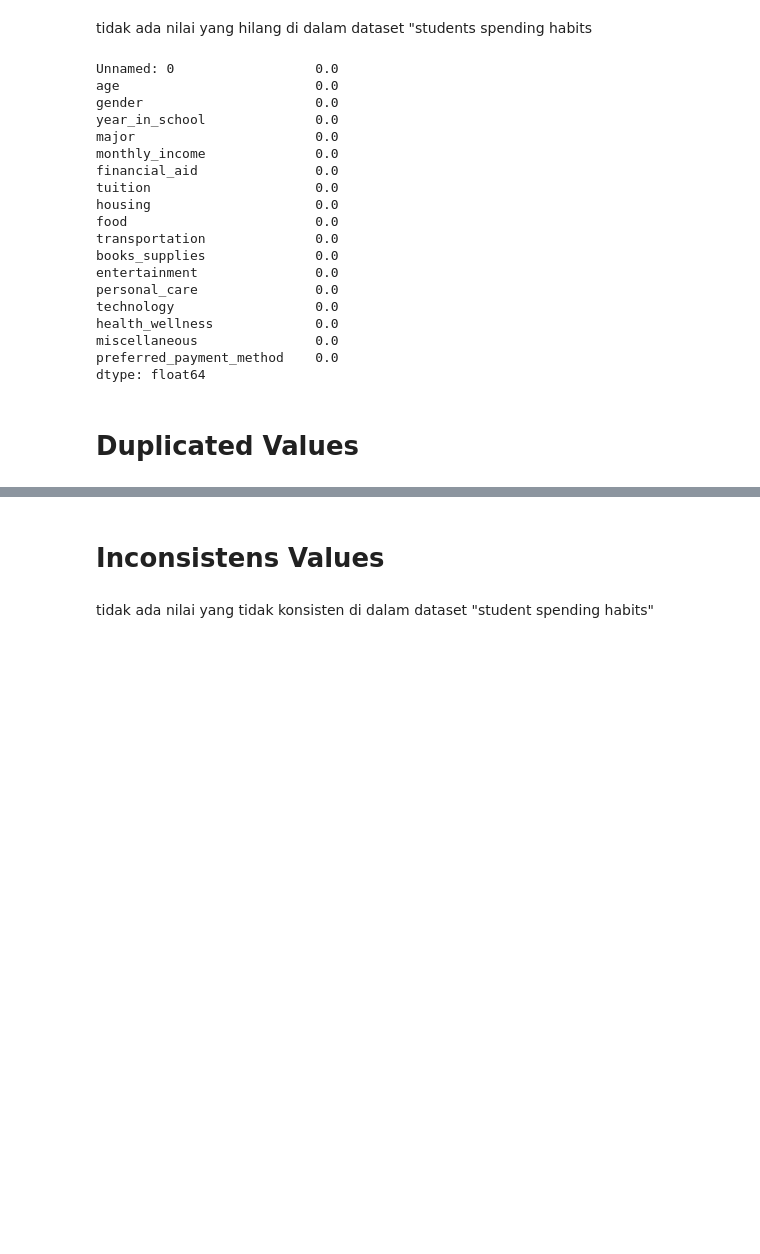
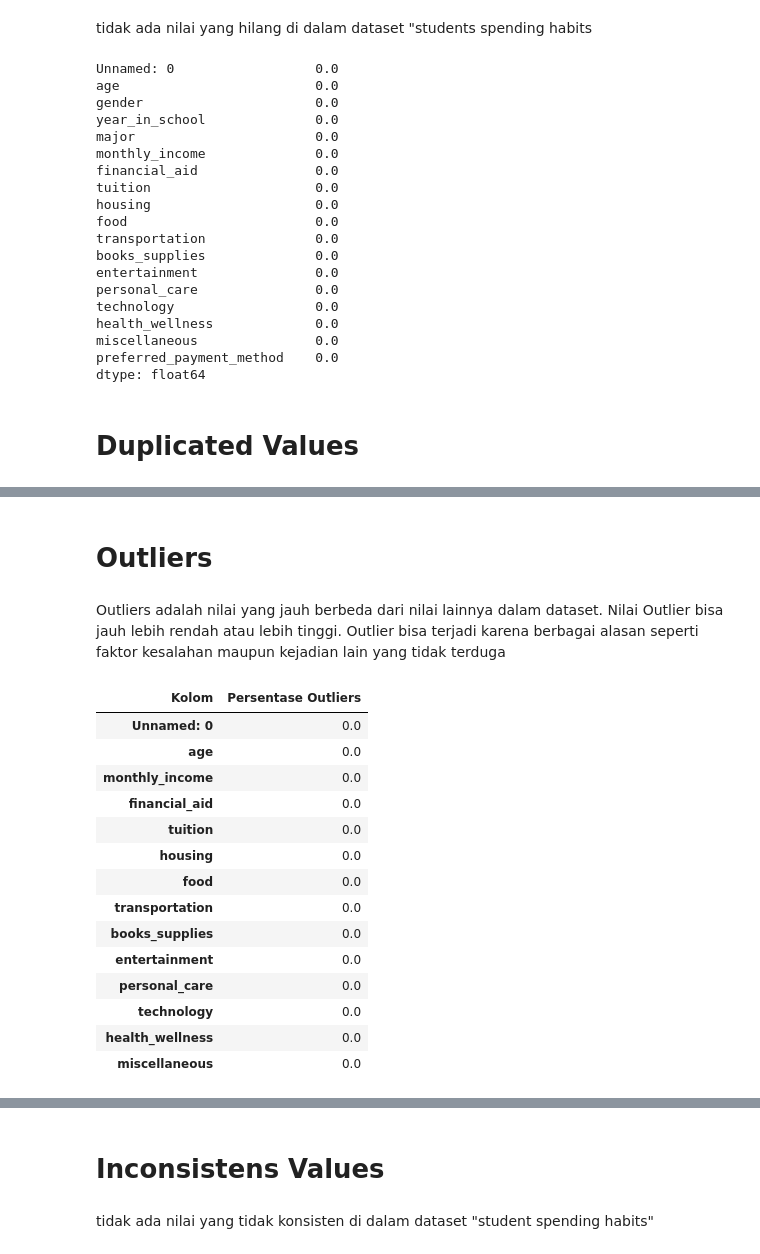
Before and after one commit to GraceViesAngel/GraceViesAngel, a Jupyter notebook: Check_point_2_Grace_Vies_Angel.ipynb, the cells around one changed output, grey strips where cells are left out. Saved outputs shown, nothing was run; the diff lists cells and outputs as text; code cells hidden in the pictures; blank space fills up the shorter version.

```diff
--- a/Check_point_2_Grace_Vies_Angel.ipynb
+++ b/Check_point_2_Grace_Vies_Angel.ipynb
@@ -227,3 +245,45 @@ df = df.drop_duplicates()
+# %% [markdown]
+# Outliers
+# %% [markdown]
+Outliers adalah nilai yang jauh berbeda dari nilai lainnya dalam dataset. Nilai Outlier bisa jauh lebih rendah atau lebih tinggi. Outlier bisa terjadi karena berbagai alasan seperti faktor kesalahan maupun kejadian lain yang tidak terduga
+# %%
+results = []
+
+cols = df.select_dtypes(include=['float64', 'int64'])
+
+for col in cols:
+  q1 = df[col].quantile(0.25)
+  q3 = df[col].quantile(0.75)
+  iqr = q3 - q1
+  lower_bound = q1 - 1.5*iqr
+  upper_bound = q3 + 1.5*iqr
+  outliers = df[(df[col] < lower_bound) | (df[col] > upper_bound)]
+  percent_outliers = (len(outliers)/len(df))*100
+  results.append({'Kolom': col, 'Persentase Outliers': percent_outliers})
+
+# Dataframe dari list hasil
+results_df = pd.DataFrame(results)
+results_df.set_index('Kolom', inplace=True)
+results_df = results_df.rename_axis(None, axis=0).rename_axis('Kolom', axis=1)
+
+# Tampilkan dataframe
+display(results_df)
+# %% [output]
+| Kolom | Persentase Outliers |
+| Unnamed: 0 | 0.0 |
+| age | 0.0 |
+| monthly_income | 0.0 |
+| financial_aid | 0.0 |
+| tuition | 0.0 |
+| housing | 0.0 |
+| food | 0.0 |
+| transportation | 0.0 |
+| books_supplies | 0.0 |
+| entertainment | 0.0 |
+| personal_care | 0.0 |
+| technology | 0.0 |
+| health_wellness | 0.0 |
+| miscellaneous | 0.0 |
 # %%
 df
 # %% [output]
```
Also changed, not shown: parts of 2 cells of this notebook.
